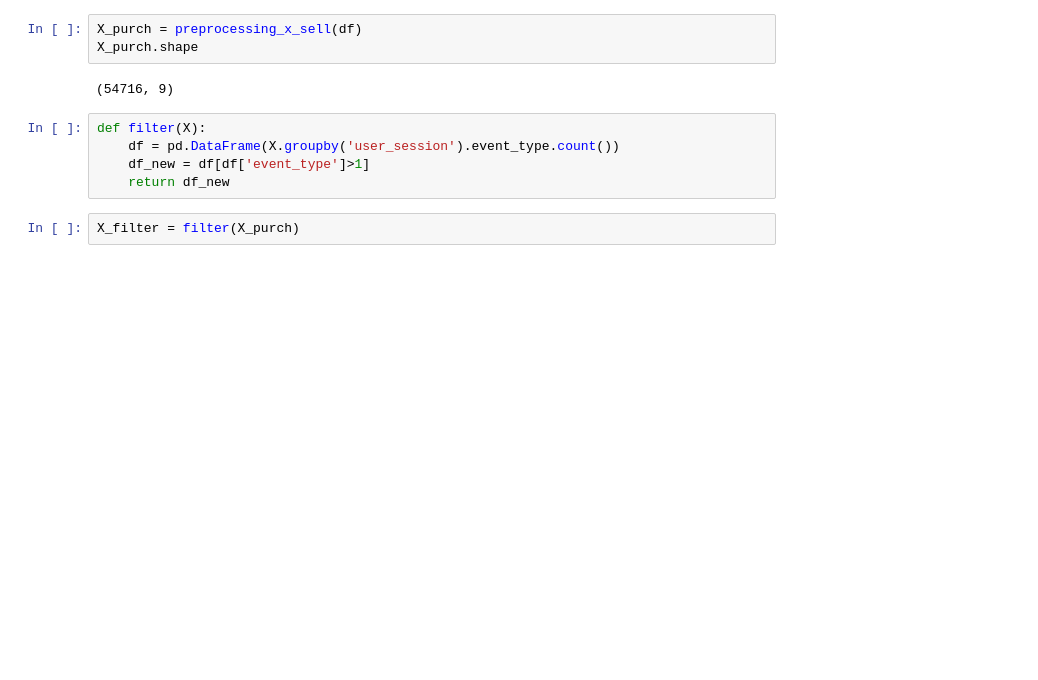
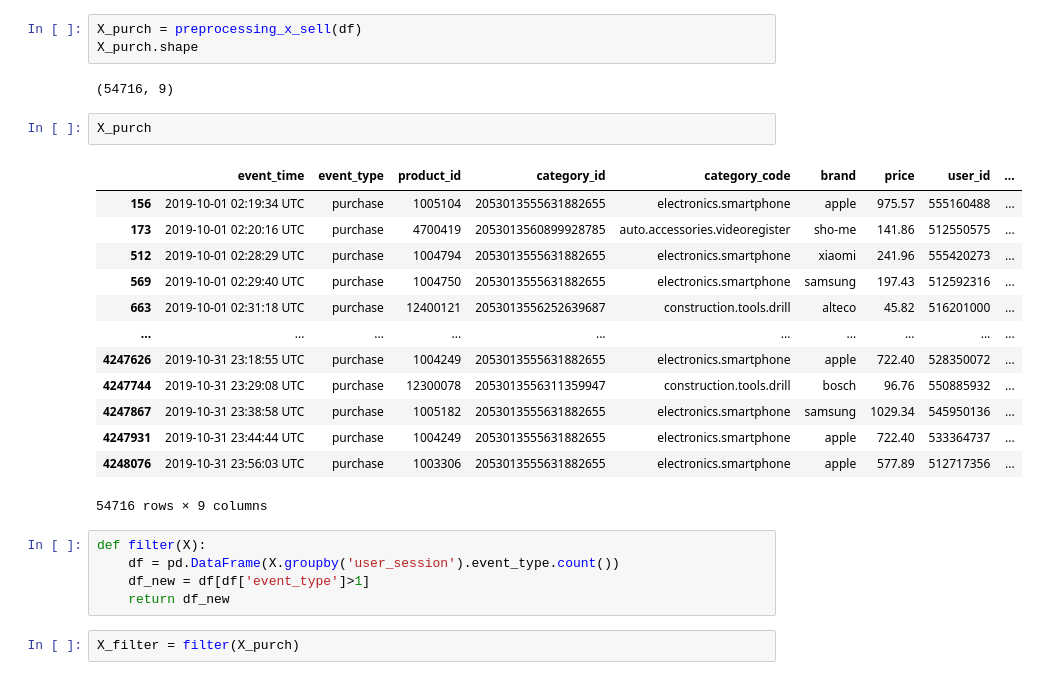
Before and after one commit to sailormoonvicky/eCommerce, a Jupyter notebook: notebooks/X_seller_basic_12_05.ipynb, the cells around one changed output. Cells and saved outputs as stored; diff of their text form; blank space fills up the shorter version.

```diff
--- a/notebooks/X_seller_basic_12_05.ipynb
+++ b/notebooks/X_seller_basic_12_05.ipynb
@@ -47,6 +50,22 @@ X_purch = preprocessing_x_sell(df)
 X_purch.shape
 # %% [output]
 (54716, 9)
+# %%
+X_purch
+# %% [output]
+|  | event_time | event_type | product_id | category_id | category_code | brand | price | user_id | ... |
+| 156 | 2019-10-01 02:19:34 UTC | purchase | 1005104 | 2053013555631882655 | electronics.smartphone | apple | 975.57 | 555160488 | ... |
+| 173 | 2019-10-01 02:20:16 UTC | purchase | 4700419 | 2053013560899928785 | auto.accessories.videoregister | sho-me | 141.86 | 512550575 | ... |
+| 512 | 2019-10-01 02:28:29 UTC | purchase | 1004794 | 2053013555631882655 | electronics.smartphone | xiaomi | 241.96 | 555420273 | ... |
+| 569 | 2019-10-01 02:29:40 UTC | purchase | 1004750 | 2053013555631882655 | electronics.smartphone | samsung | 197.43 | 512592316 | ... |
+| 663 | 2019-10-01 02:31:18 UTC | purchase | 12400121 | 2053013556252639687 | construction.tools.drill | alteco | 45.82 | 516201000 | ... |
+| ... | ... | ... | ... | ... | ... | ... | ... | ... | ... |
+| 4247626 | 2019-10-31 23:18:55 UTC | purchase | 1004249 | 2053013555631882655 | electronics.smartphone | apple | 722.40 | 528350072 | ... |
+| 4247744 | 2019-10-31 23:29:08 UTC | purchase | 12300078 | 2053013556311359947 | construction.tools.drill | bosch | 96.76 | 550885932 | ... |
+| 4247867 | 2019-10-31 23:38:58 UTC | purchase | 1005182 | 2053013555631882655 | electronics.smartphone | samsung | 1029.34 | 545950136 | ... |
+| 4247931 | 2019-10-31 23:44:44 UTC | purchase | 1004249 | 2053013555631882655 | electronics.smartphone | apple | 722.40 | 533364737 | ... |
+| 4248076 | 2019-10-31 23:56:03 UTC | purchase | 1003306 | 2053013555631882655 | electronics.smartphone | apple | 577.89 | 512717356 | ... |
+54716 rows × 9 columns
 # %%
 def filter(X):
     df = pd.DataFrame(X.groupby('user_session').event_type.count())
```
Also changed, not shown: parts of 3 cells of this notebook, 1 other file.
